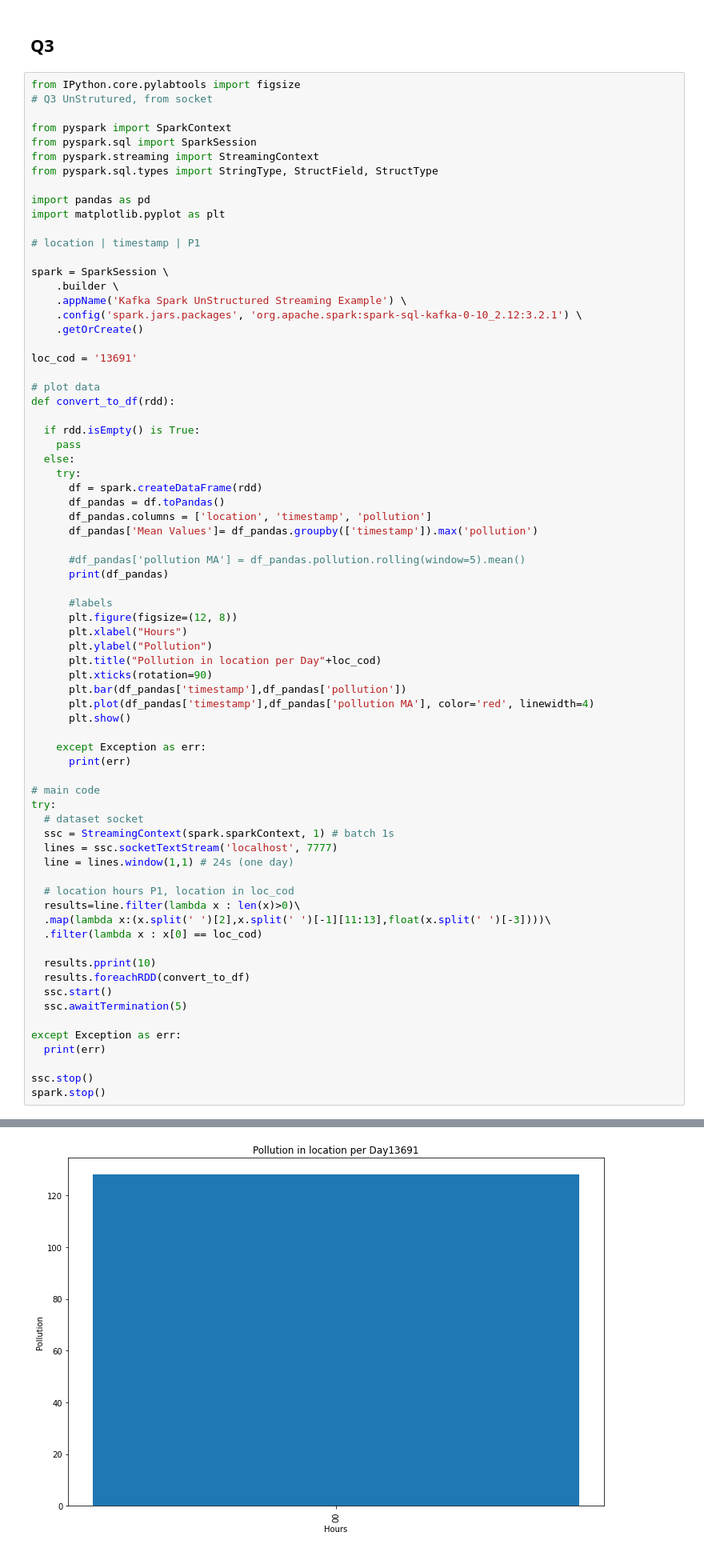
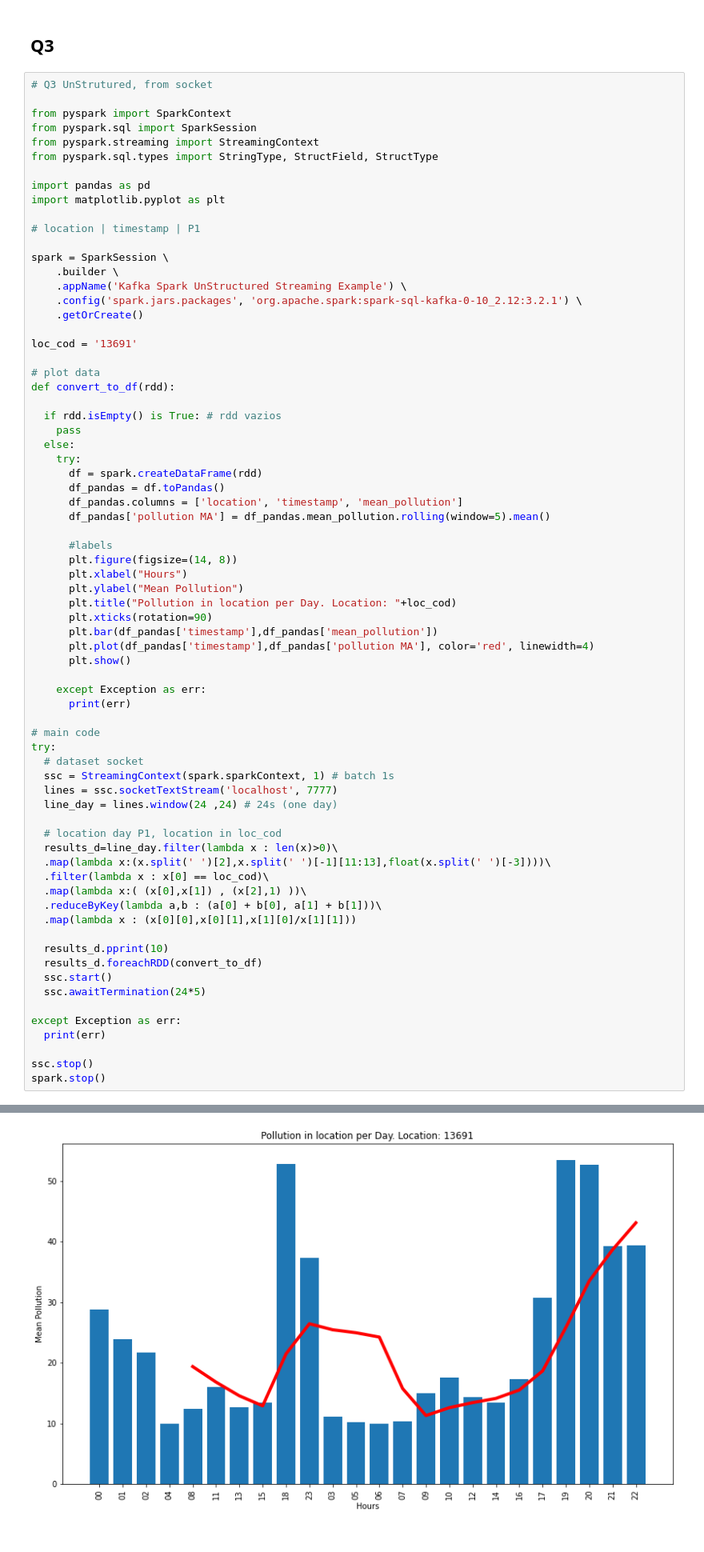
Before and after one commit to nbpyth97/Exercise, a Jupyter notebook: Pstr_TP1_UNTRU_TEC_(4).ipynb, the cells around one changed output, grey strips where cells are left out. Shown: that part at 80% size. Drawn from its saved outputs; the diff is of its cells as text.

```diff
--- a/Pstr_TP1_UNTRU_TEC_(4).ipynb
+++ b/Pstr_TP1_UNTRU_TEC_(4).ipynb
@@ -165,7 +165,6 @@ Time: 2022-05-03 01:51:06
 # %% [markdown]
 ## Q3
 # %%
-from IPython.core.pylabtools import figsize
 # Q3 UnStrutured, from socket
 
 from pyspark import SparkContext
@@ -189,25 +188,22 @@ loc_cod = '13691'
 # plot data
 def convert_to_df(rdd):
 
-  if rdd.isEmpty() is True:
+  if rdd.isEmpty() is True: # rdd vazios
     pass
   else:
     try:
       df = spark.createDataFrame(rdd)
       df_pandas = df.toPandas()
-      df_pandas.columns = ['location', 'timestamp', 'pollution']
-      df_pandas['Mean Values']= df_pandas.groupby(['timestamp']).max('pollution')
-
-      #df_pandas['pollution MA'] = df_pandas.pollution.rolling(window=5).mean()
-      print(df_pandas)
+      df_pandas.columns = ['location', 'timestamp', 'mean_pollution']
+      df_pandas['pollution MA'] = df_pandas.mean_pollution.rolling(window=5).mean()
 
       #labels
-      plt.figure(figsize=(12, 8))
+      plt.figure(figsize=(14, 8))
       plt.xlabel("Hours")
-      plt.ylabel("Pollution")
-      plt.title("Pollution in location per Day"+loc_cod)
+      plt.ylabel("Mean Pollution")
+      plt.title("Pollution in location per Day. Location: "+loc_cod)
       plt.xticks(rotation=90)
-      plt.bar(df_pandas['timestamp'],df_pandas['pollution'])
+      plt.bar(df_pandas['timestamp'],df_pandas['mean_pollution'])
       plt.plot(df_pandas['timestamp'],df_pandas['pollution MA'], color='red', linewidth=4)
       plt.show()
 
@@ -219,17 +215,20 @@ try:
   # dataset socket
   ssc = StreamingContext(spark.sparkContext, 1) # batch 1s
   lines = ssc.socketTextStream('localhost', 7777)
-  line = lines.window(1,1) # 24s (one day)
+  line_day = lines.window(24 ,24) # 24s (one day)
 
-  # location hours P1, location in loc_cod
-  results=line.filter(lambda x : len(x)>0)\
+  # location day P1, location in loc_cod
+  results_d=line_day.filter(lambda x : len(x)>0)\
   .map(lambda x:(x.split(' ')[2],x.split(' ')[-1][11:13],float(x.split(' ')[-3])))\
-  .filter(lambda x : x[0] == loc_cod)
+  .filter(lambda x : x[0] == loc_cod)\
+  .map(lambda x:( (x[0],x[1]) , (x[2],1) ))\
+  .reduceByKey(lambda a,b : (a[0] + b[0], a[1] + b[1]))\
+  .map(lambda x : (x[0][0],x[0][1],x[1][0]/x[1][1]))
 
-  results.pprint(10)
-  results.foreachRDD(convert_to_df)
+  results_d.pprint(10)
+  results_d.foreachRDD(convert_to_df)
   ssc.start()
-  ssc.awaitTermination(5)
+  ssc.awaitTermination(24*5)
 
 except Exception as err:
   print(err)
@@ -257 +253 @@ Time: 2022-05-03 14:25:34
-[figure, old version]
+[figure, new version]
```
Also changed, not shown: parts of 2 cells of this notebook.
